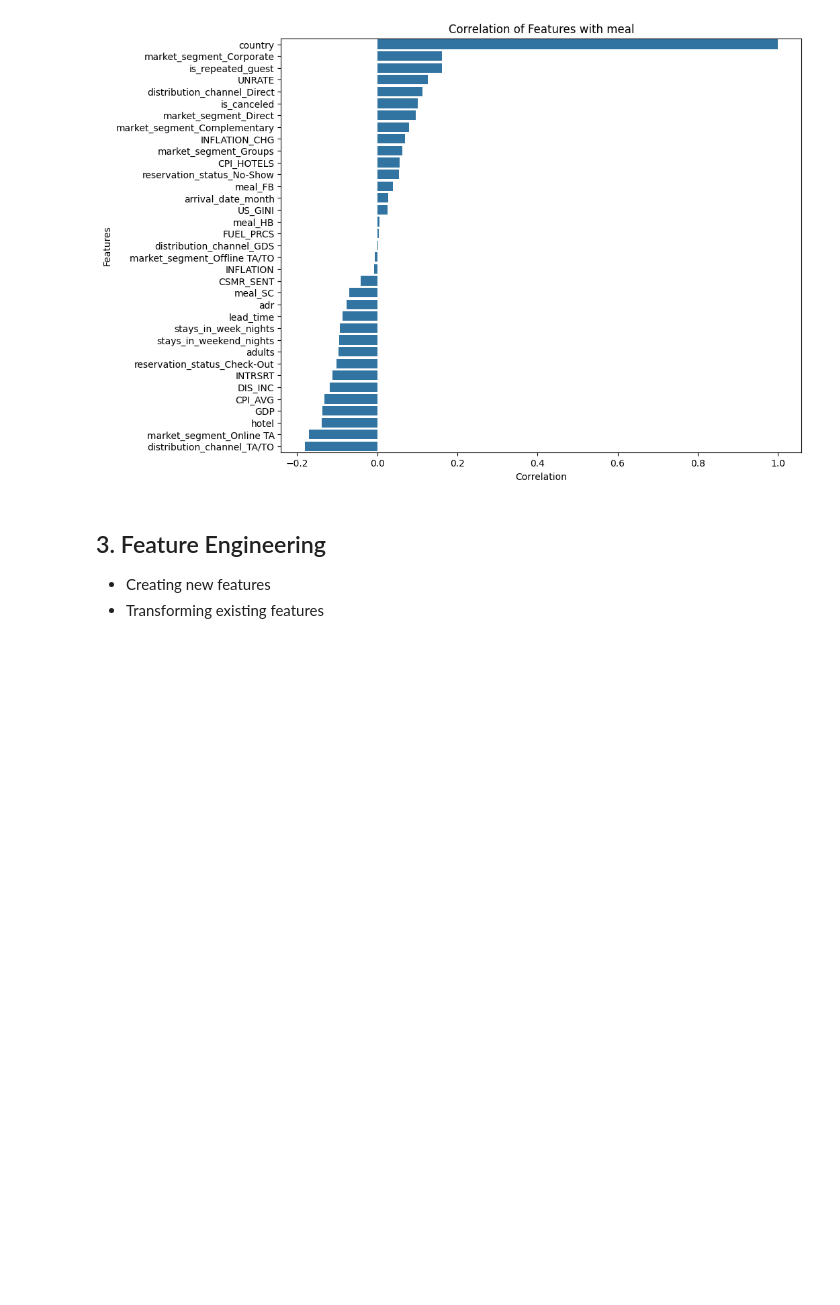
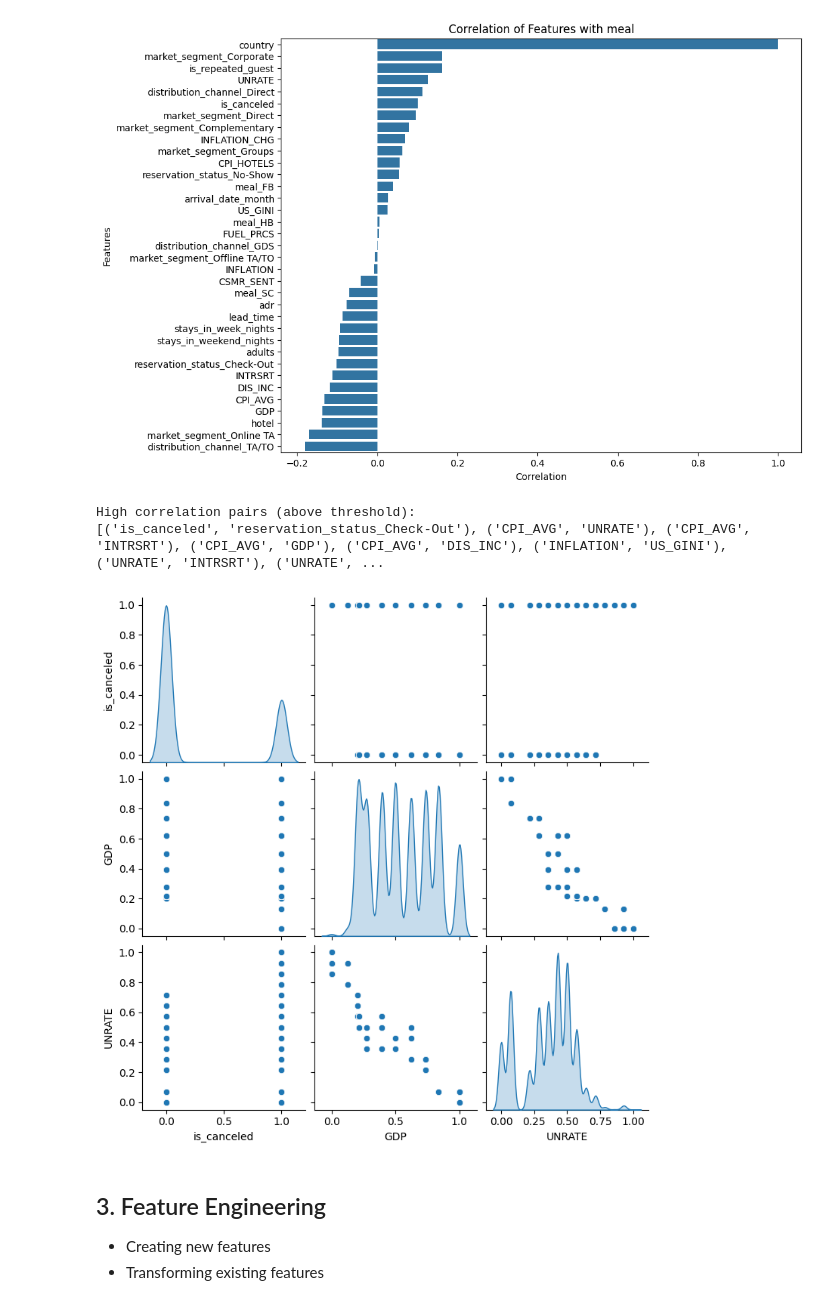
Before and after one commit to sarahfink123/demand_prediction, a Jupyter notebook: notebooks/Felizitas_Exploratory_Data_Analyis_.ipynb, the cells around one changed output. Drawn from its saved outputs; the diff is of its cells as text; code cells hidden in the pictures; blank space fills up the shorter version.

```diff
--- a/notebooks/Felizitas_Exploratory_Data_Analyis_.ipynb
+++ b/notebooks/Felizitas_Exploratory_Data_Analyis_.ipynb
@@ -650,6 +650,47 @@ market_segment_Online TA       -0.170114
 distribution_channel_TA/TO     -0.181215
 Name: country, dtype: float64
 [figure]
+# %%
+import pandas as pd
+import seaborn as sns
+import matplotlib.pyplot as plt
+import numpy as np
+
+# Assuming df_encoded is your DataFrame
+correlation_matrix = df_encoded.corr()
+
+# Set a threshold for high correlation
+threshold = 0.7
+
+# Find pairs of columns with correlation above the threshold
+high_corr_pairs = []
+for i in range(len(correlation_matrix.columns)):
+    for j in range(i + 1, len(correlation_matrix.columns)):
+        if abs(correlation_matrix.iloc[i, j]) > threshold:
+            high_corr_pairs.append((correlation_matrix.columns[i], correlation_matrix.columns[j]))
+
+# Print high correlation pairs
+print("High correlation pairs (above threshold):")
+print(high_corr_pairs)
+# %% [output]
+High correlation pairs (above threshold):
+[('is_canceled', 'reservation_status_Check-Out'), ('CPI_AVG', 'UNRATE'), ('CPI_AVG', 'INTRSRT'), ('CPI_AVG', 'GDP'), ('CPI_AVG', 'DIS_INC'), ('INFLATION', 'US_GINI'), ('UNRATE', 'INTRSRT'), ('UNRATE', ...
+# %%
+# Extract unique columns from high correlation pairs
+high_corr_columns = list(set([col for pair in high_corr_pairs for col in pair]))
+
+# Ensure there are at least three columns to visualize
+if len(high_corr_columns) < 3:
+    print("Not enough highly correlated columns to visualize.")
+else:
+    # Select three highly correlated columns (or more if you want)
+    columns_to_visualize = high_corr_columns[:3]  # You can adjust the number of columns to visualize
+
+    # Create a pair plot for the selected columns
+    sns.pairplot(df_encoded[columns_to_visualize], diag_kind='kde')
+    plt.show()
+# %% [output]
+[figure, added]
 # %% [markdown]
 ## 3. Feature Engineering
 - Creating new features
```
Also changed, not shown: parts of 6 cells of this notebook.
